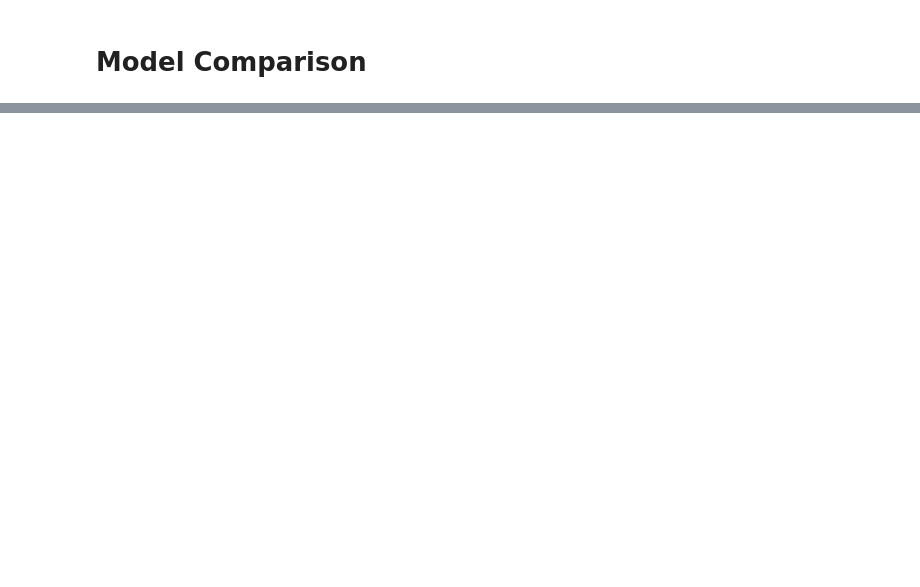
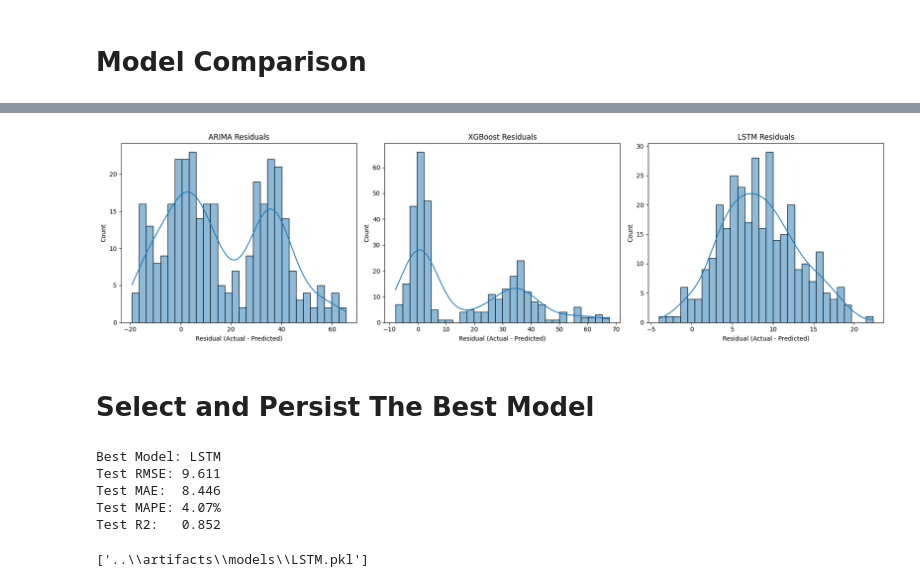
Before and after one commit to tshihab07/Stock-Price-Forecasting, a Jupyter notebook: notebookes/StockPricePrediction.ipynb, the cells around one changed output, grey strips where cells are left out. Saved outputs shown, nothing was run; the diff lists cells and outputs as text; code cells hidden in the pictures; blank space fills up the shorter version.

```diff
--- a/notebookes/StockPricePrediction.ipynb
+++ b/notebookes/StockPricePrediction.ipynb
@@ -829,0 +892,20 @@ plt.show()
+# %%
+# Residuals Distribution
+fig, axes = plt.subplots(1, 3, figsize=(18, 5))
+residuals_data = [
+    ('ARIMA', y_test_arima - arima_final_test_pred),
+    ('XGBoost', y_test_xgb - xgb_final_test_pred),
+    ('LSTM', y_test_lstm - lstm_final_test_pred)
+]
+
+for ax, (name, residuals) in zip(axes, residuals_data):
+    sns.histplot(residuals, kde=True, ax=ax, bins=30)
+    ax.set_title(f'{name} Residuals')
+    ax.set_xlabel('Residual (Actual - Predicted)')
+
+plt.tight_layout()
+plt.show()
+# %% [output]
+[figure, added]
+# %% [markdown]
+# Select and Persist The Best Model
@@ -829,0 +916,31 @@ plt.show()
+# %%
+# sumamry of the best model
+print(f"Best Model: {best_model}")
+print(f"Test RMSE: {best_metrics['Test_RMSE']:.3f}")
+print(f"Test MAE:  {best_metrics['Test_MAE']:.3f}")
+print(f"Test MAPE: {best_metrics['Test_MAPE']:.2f}%")
+print(f"Test R2:   {best_metrics['Test_R2']:.3f}")
+# %% [output]
+Best Model: LSTM
+Test RMSE: 9.611
+Test MAE:  8.446
+Test MAPE: 4.07%
+Test R2:   0.852
+# %%
+# models path
+model_dir = Path(r"../artifacts/models")
+
+# Save the best model
+model_to_save = None
+if best_model == 'ARIMA':
+    model_to_save = arima_full
+elif best_model == 'XGBoost':
+    model_to_save = xgb_full
+elif best_model == 'LSTM':
+    model_to_save = {'model': final_lstm, 'scaler': scaler, 'seq_len': SEQ_LEN}
+
+
+#  saved model and test probabilities
+joblib.dump(model_to_save, model_dir / f"{best_model}.pkl")
+# %% [output]
+['..\\artifacts\\models\\LSTM.pkl']
```
Also changed, not shown: parts of 29 cells of this notebook.
